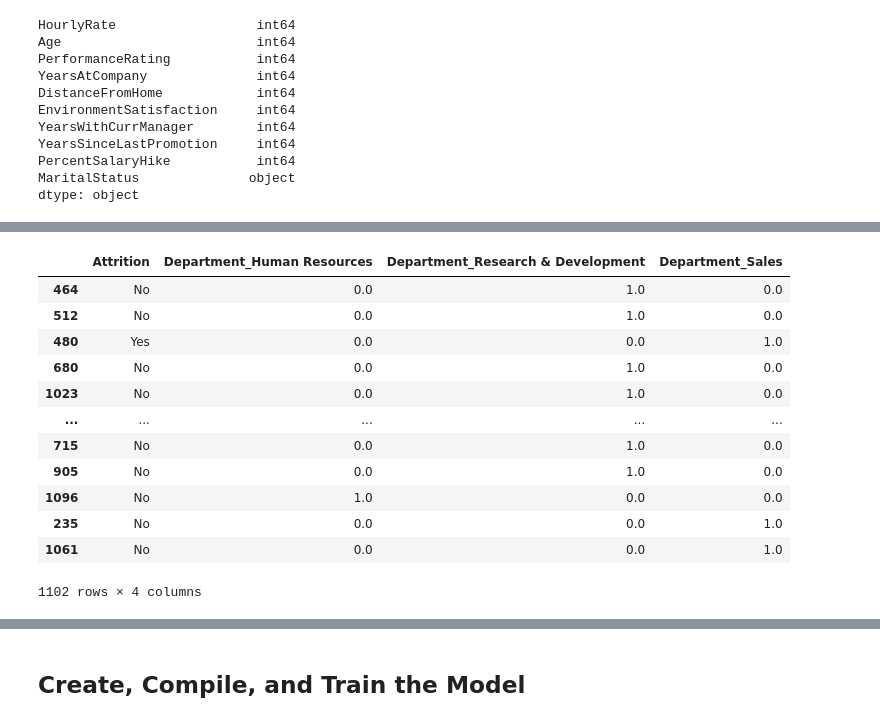
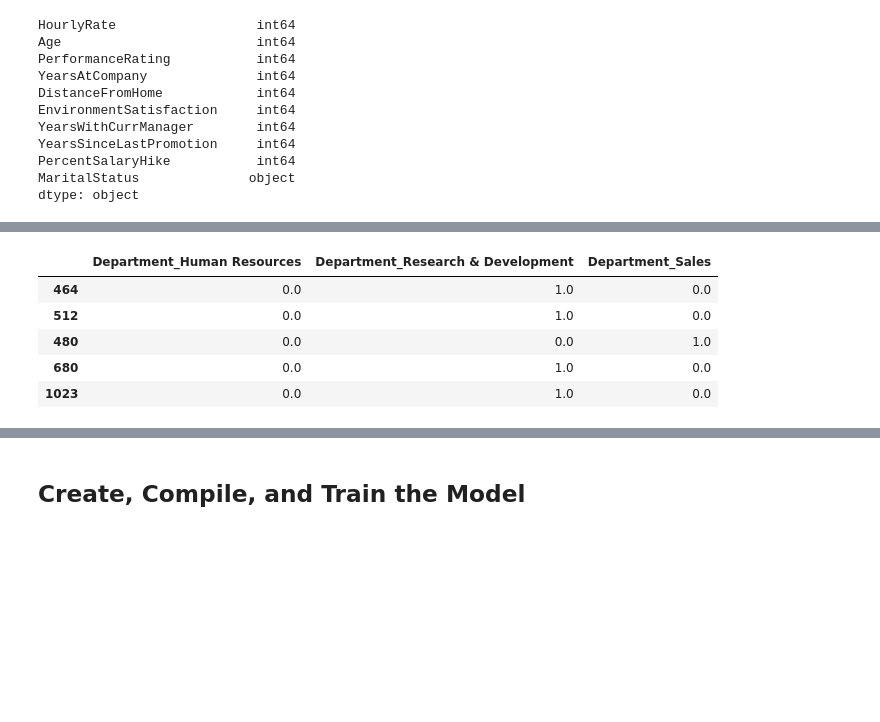
Before and after one commit to skfotedar/neural-network-challenge-2, a Jupyter notebook: attrition.ipynb, the cells around one changed output, grey strips where cells are left out. Drawn from its saved outputs; the diff is of its cells as text; code cells hidden in the pictures; blank space fills up the shorter version.

```diff
--- a/attrition.ipynb
+++ b/attrition.ipynb
@@ -119,29 +119,22 @@ X_test_scaled = X_scaler.transform(X_test)
 # %%
 # Create a OneHotEncoder for the Department column
 ohe = OneHotEncoder(handle_unknown='ignore', sparse=False).set_output(transform="pandas")
 
 # Fit the encoder to the training data
 ohetransform = ohe.fit_transform(y_train[['Department']])
 ohetransform.head()
 
 # Create two new variables by applying the encoder
 # to the training and testing data
-y_train = pd.concat([y_train, ohetransform], axis=1).drop(columns=['Department'])
-y_train
+y_train_department = pd.concat([y_train, ohetransform], axis=1).drop(columns=['Department','Attrition'])
+y_train_department.head()
 # %% [output]
-|  | Attrition | Department_Human Resources | Department_Research & Development | Department_Sales |
-| 464 | No | 0.0 | 1.0 | 0.0 |
-| 512 | No | 0.0 | 1.0 | 0.0 |
-| 480 | Yes | 0.0 | 0.0 | 1.0 |
-| 680 | No | 0.0 | 1.0 | 0.0 |
-| 1023 | No | 0.0 | 1.0 | 0.0 |
-| ... | ... | ... | ... | ... |
-| 715 | No | 0.0 | 1.0 | 0.0 |
-| 905 | No | 0.0 | 1.0 | 0.0 |
-| 1096 | No | 1.0 | 0.0 | 0.0 |
-| 235 | No | 0.0 | 0.0 | 1.0 |
-| 1061 | No | 0.0 | 0.0 | 1.0 |
+|  | Department_Human Resources | Department_Research & Development | Department_Sales |
+| 464 | 0.0 | 1.0 | 0.0 |
+| 512 | 0.0 | 1.0 | 0.0 |
+| 480 | 0.0 | 0.0 | 1.0 |
+| 680 | 0.0 | 1.0 | 0.0 |
+| 1023 | 0.0 | 1.0 | 0.0 |
-1102 rows × 4 columns
 # %%
 # Create a OneHotEncoder for the Attrition column
 ohe = OneHotEncoder(handle_unknown='ignore', sparse=False).set_output(transform="pandas")
```
Also changed, not shown: parts of 5 cells of this notebook.
